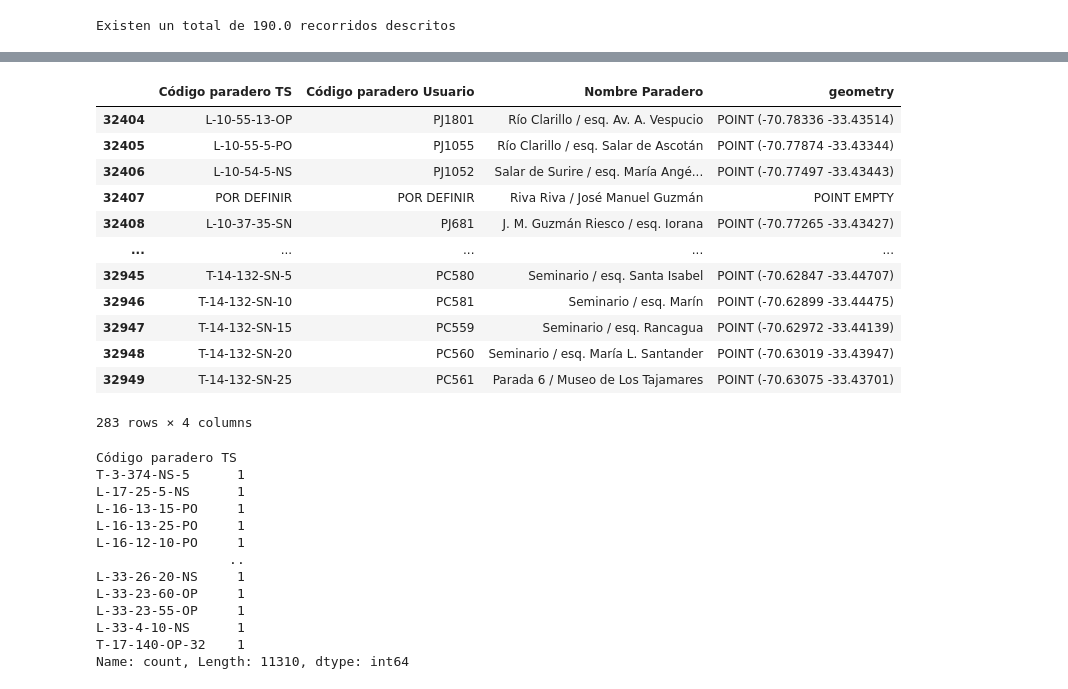
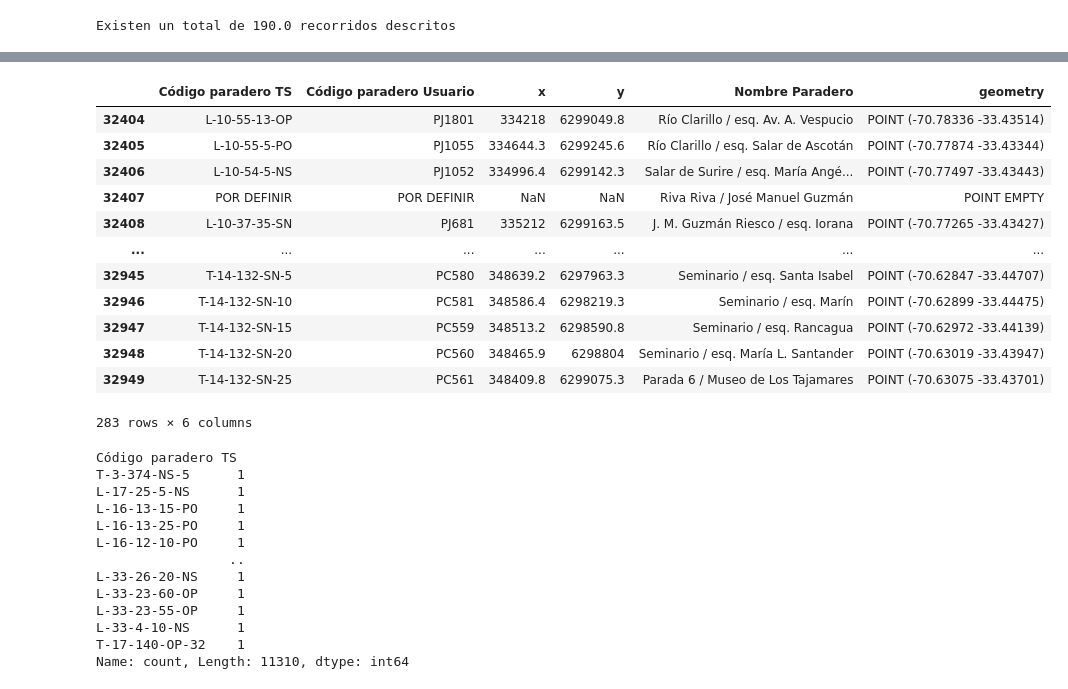
Before and after one commit to joaquincarreno/BusY, a Jupyter notebook: notebooks/02_exploration_paraderos.ipynb, the cells around one changed output, grey strips where cells are left out. Drawn from its saved outputs; the diff is of its cells as text; code cells hidden in the pictures.

Commit message:
feat: avance en la exploración de paraderos

```diff
--- a/notebooks/02_exploration_paraderos.ipynb
+++ b/notebooks/02_exploration_paraderos.ipynb
@@ -30,0 +31,5 @@ Index(['Orden\nCirc.', 'Código TS', 'Código Usuario', 'Sentido Servicio',
+# %%
+# nonmbres columnas
+df = df.rename(columns={'Varian-te': 'Variante'})
+# arreglar mayúsculas
+df['Sentido Servicio'] = df['Sentido Servicio'].apply(lambda x: x if x != 'ida' else 'Ida')
@@ -31,5 +41,6 @@ Index(['Orden\nCirc.', 'Código TS', 'Código Usuario', 'Sentido Servicio',
 # %%
-df['Código TS'].value_counts()
+servicio_count = df['Código TS'].value_counts()
+servicio_count
 # %% [output]
 Código TS
 514     607
@@ -91,0 +155,32 @@ geopd.plot(color=colores, markersize=5, alpha=0.6, figsize=(15,15))
+# %%
+from shapely import Point
+
+servicio_max = servicio_count.index[0]
+
+paraderos_max = df[df['Código TS'] == servicio_max]
+
+
+print(paraderos_max['Variante'].value_counts())
+
+def getColor(row):
+    r = 1 if row['Sentido Servicio'] == 'Ida' else 0
+    g = 1 if row['Variante'] == 'PT' else 0
+    b = 1 if row['Variante'] == 'PM' else 0
+
+    return (r, g, b)
+geom = paraderos_max.apply(lambda row: Point(row['x'], row['y']), axis=1)
+geo_max = gpd.GeoDataFrame(data=paraderos_max, geometry=geom, crs='epsg:5361')
+colores_paraderos = paraderos_max.apply(getColor, axis=1)
+
+
+import matplotlib.pyplot as plt
+from matplotlib.patches import Patch
+
+fig, ax = plt.subplots(figsize=(15,15))
+geo_max.plot(ax=ax, c=colores_paraderos, markersize=15, alpha=0.3)
+
+labels = ['Ida', 'Ret', 'Ida-PT', 'Ida-PM', 'Ret-PT', 'Ret-PM']
+colors = [(1, 0, 0), (0, 0, 0), (1, 1, 0), (1, 0, 1), (0, 1, 0), (0, 0, 1)]
+patches = [Patch(color=color, label=label) for color, label in zip(colors, labels)]
+
+ax.legend(handles=patches, title='Tipo de recorrido que usa el paradero')
@@ -92,35 +194,35 @@ geopd.plot(color=colores, markersize=5, alpha=0.6, figsize=(15,15))
 # %%
-geo2 = geopd.to_crs('EPSG:9152')
+geo2 = geo_max.to_crs('EPSG:9152')
 clean = geo2.drop(columns=['Orden\nCirc.',
                            'Sentido Servicio',
-                           'Varian-te',
+                           'Variante',
                            'UN',
                            'Código TS',
                            'Código Usuario',
                            'Comuna',
                            'Eje',
                            'Desde ( Cruce 1)',
                            'Hacia ( Cruce 2)',
                            'Operación con Zona Paga',
                            'Paradas con Excepciones'
                            ])
 uniques = clean.drop_duplicates(subset=['Código paradero TS'], keep='first')
 
 uniques
 # %% [output]
-|  | Código paradero TS | Código paradero Usuario | Nombre Paradero | geometry |
-| 32404 | L-10-55-13-OP | PJ1801 | Río Clarillo / esq. Av. A. Vespucio | POINT (-70.78336 -33.43514) |
-| 32405 | L-10-55-5-PO | PJ1055 | Río Clarillo / esq. Salar de Ascotán | POINT (-70.77874 -33.43344) |
-| 32406 | L-10-54-5-NS | PJ1052 | Salar de Surire / esq. María Angé... | POINT (-70.77497 -33.43443) |
-| 32407 | POR DEFINIR | POR DEFINIR | Riva Riva / José Manuel Guzmán | POINT EMPTY |
-| 32408 | L-10-37-35-SN | PJ681 | J. M. Guzmán Riesco / esq. Iorana | POINT (-70.77265 -33.43427) |
-| ... | ... | ... | ... | ... |
-| 32945 | T-14-132-SN-5 | PC580 | Seminario / esq. Santa Isabel | POINT (-70.62847 -33.44707) |
-| 32946 | T-14-132-SN-10 | PC581 | Seminario / esq. Marín | POINT (-70.62899 -33.44475) |
-| 32947 | T-14-132-SN-15 | PC559 | Seminario / esq. Rancagua | POINT (-70.62972 -33.44139) |
-| 32948 | T-14-132-SN-20 | PC560 | Seminario / esq. María L. Santander | POINT (-70.63019 -33.43947) |
-| 32949 | T-14-132-SN-25 | PC561 | Parada 6 / Museo de Los Tajamares | POINT (-70.63075 -33.43701) |
+|  | Código paradero TS | Código paradero Usuario | x | y | Nombre Paradero | geometry |
+| 32404 | L-10-55-13-OP | PJ1801 | 334218 | 6299049.8 | Río Clarillo / esq. Av. A. Vespucio | POINT (-70.78336 -33.43514) |
+| 32405 | L-10-55-5-PO | PJ1055 | 334644.3 | 6299245.6 | Río Clarillo / esq. Salar de Ascotán | POINT (-70.77874 -33.43344) |
+| 32406 | L-10-54-5-NS | PJ1052 | 334996.4 | 6299142.3 | Salar de Surire / esq. María Angé... | POINT (-70.77497 -33.43443) |
+| 32407 | POR DEFINIR | POR DEFINIR | NaN | NaN | Riva Riva / José Manuel Guzmán | POINT EMPTY |
+| 32408 | L-10-37-35-SN | PJ681 | 335212 | 6299163.5 | J. M. Guzmán Riesco / esq. Iorana | POINT (-70.77265 -33.43427) |
+| ... | ... | ... | ... | ... | ... | ... |
+| 32945 | T-14-132-SN-5 | PC580 | 348639.2 | 6297963.3 | Seminario / esq. Santa Isabel | POINT (-70.62847 -33.44707) |
+| 32946 | T-14-132-SN-10 | PC581 | 348586.4 | 6298219.3 | Seminario / esq. Marín | POINT (-70.62899 -33.44475) |
+| 32947 | T-14-132-SN-15 | PC559 | 348513.2 | 6298590.8 | Seminario / esq. Rancagua | POINT (-70.62972 -33.44139) |
+| 32948 | T-14-132-SN-20 | PC560 | 348465.9 | 6298804 | Seminario / esq. María L. Santander | POINT (-70.63019 -33.43947) |
+| 32949 | T-14-132-SN-25 | PC561 | 348409.8 | 6299075.3 | Parada 6 / Museo de Los Tajamares | POINT (-70.63075 -33.43701) |
-283 rows × 4 columns
+283 rows × 6 columns
 # %%
 defined_code = df['Código paradero TS'] != 'POR DEFINIR'
 defined_x = df['x'] != 'POR DEFINIR'
```
Also changed, not shown: parts of 19 cells of this notebook.
